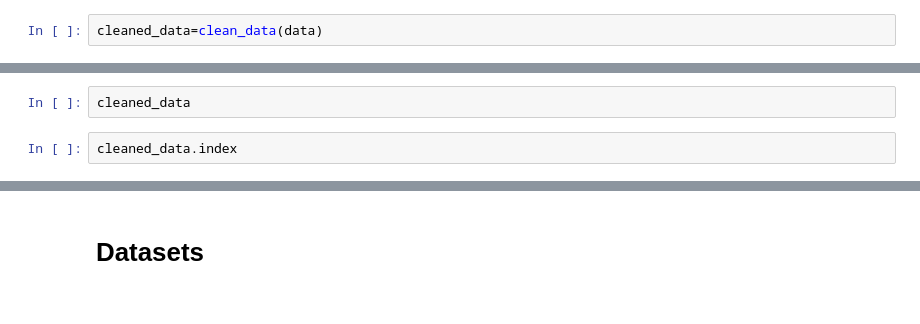
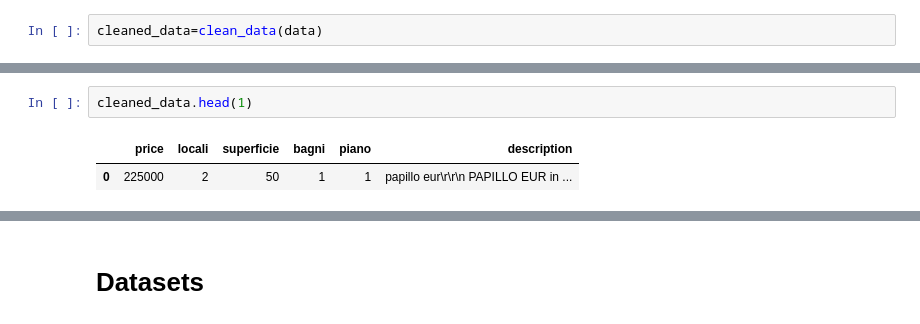
Before and after one commit to dusicastepic/ADMFourthHomework, a Jupyter notebook: Clustering part.ipynb, the cells around one changed output, grey strips where cells are left out. Cells and saved outputs as stored; diff of their text form.

```diff
--- a/Clustering part.ipynb
+++ b/Clustering part.ipynb
@@ -111,7 +158,8 @@ cleaned_data.index
 # %%
-cleaned_data
+cleaned_data.head(1)
+# %% [output]
+|  | price | locali | superficie | bagni | piano | description |
+| 0 | 225000 | 2 | 50 | 1 | 1 | papillo eur\r\r\n PAPILLO EUR in ... |
-# %%
-cleaned_data.index
 # %%
 #The number of rows after cleaning the dataset
 #10773
```
Also changed, not shown: parts of 48 cells of this notebook.
